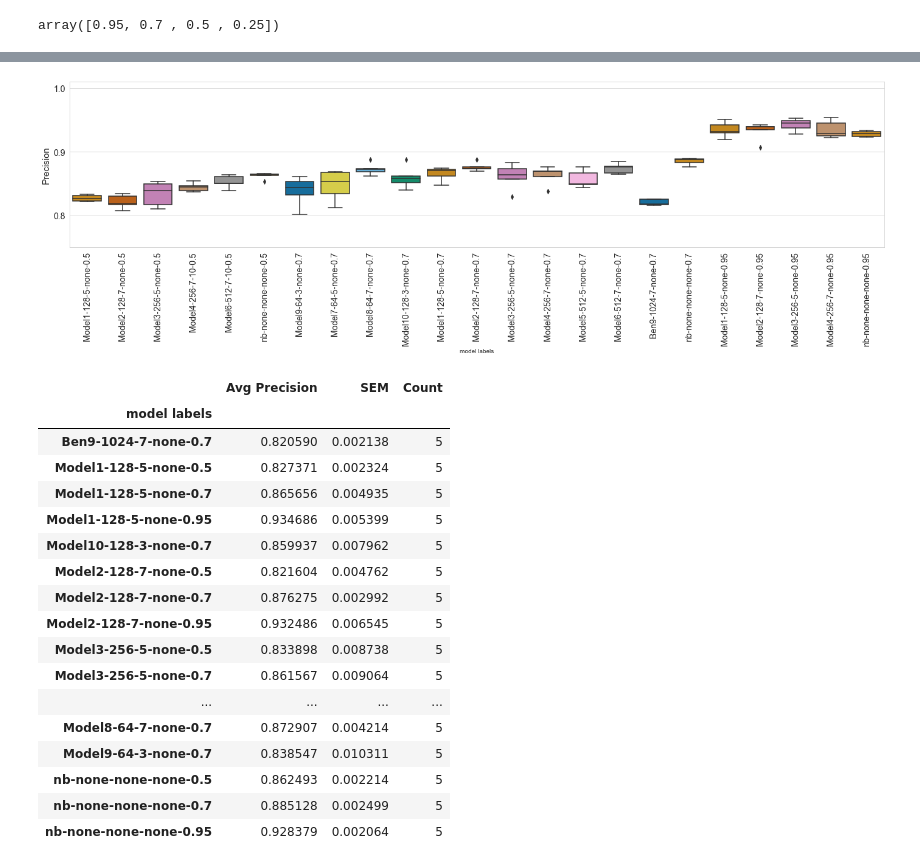
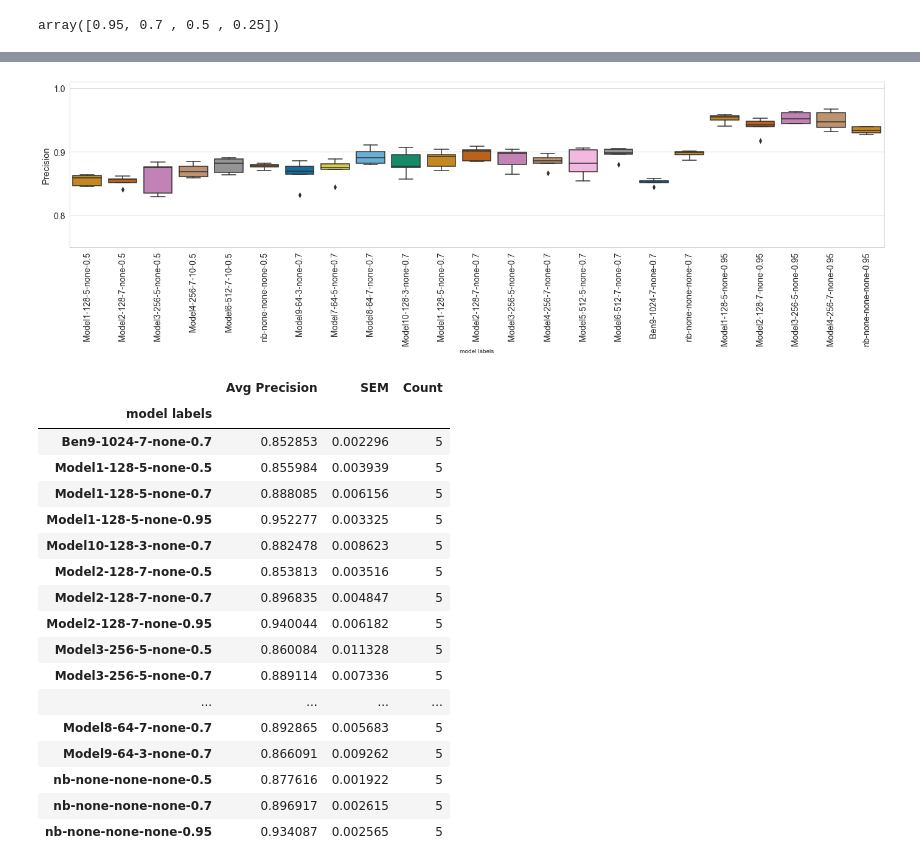
Before and after one commit to BenKaehler/paycheck, a Jupyter notebook: analysis/paycheck-eval-CNN.ipynb, the cells around one changed output, grey strips where cells are left out. Saved outputs shown, nothing was run; the diff lists cells and outputs as text; code cells hidden in the pictures.

Commit message:
abundance weighting for folds, part 1 in CNN

```diff
--- a/analysis/paycheck-eval-CNN.ipynb
+++ b/analysis/paycheck-eval-CNN.ipynb
@@ -557,0 +567,3 @@ Merge successful.
+# %%
+abundance = pd.read_csv(os.path.join(project_dir, sample_types[0], "abundance.tsv"), sep='\t', index_col=0, header=None, squeeze=True, names=["sample", "abundance"]).astype(int, copy=False)
+abundance.head(4)
@@ -557,0 +579,10 @@ Merge successful.
+# %%
+prf_results_clean_with_params_folds_abundance = pd.merge(
+    left=prf_results_clean_with_params_folds, right=abundance, left_on="sample", right_index=True)
+
+if prf_results_clean_with_params_folds_abundance.shape[0] != prf_results_clean_with_params_folds.shape[0]:
+    print("Some samples were lost during merging abundance information into original df.")
+else:
+    print("Merge successful.")
+
+print("Rows without abundance info:", prf_results_clean_with_params_folds_abundance[prf_results_clean_with_params_folds_abundance["abundance"].isnull()].shape[0])
@@ -559,7 +593,7 @@ Merge successful.
 ## Visualise classification accuracy
 Run the cells below to generate plots showing various accuracy metrics of different models at different confidence levels.
 # %%
-level7 = prf_results_clean_with_params_folds[prf_results_clean_with_params_folds['level'] == 7]
+level7 = prf_results_clean_with_params_folds_abundance[prf_results_clean_with_params_folds_abundance['level'] == 7]
 
 # add missing confidence level to some models
 # level7.loc[level7["model name"] == "nb", "confidence"] = 0.7
@@ -616,10 +650,11 @@ params = ["filters", "kernel_size"]
 y_lims = [0.42, 0.91] #[0.42, 0.91]
 y_ticks_major = [0.5, 0.91]
 y_ticks_minor = False
-other_columns = ["level", "model name", "confidence", "fold", "class weights", "model suffix"]
+other_columns = ["level", "model name", "confidence", "fold", "class weights", "model suffix", "abundance"]
 conf_levels = [0.5, 0.7, 0.95]
 palette = "colorblind"
-save_loc = os.path.join(project_dir, sample_types[0], f"fig-{metric}-cnn-allmodels.svg")
+# save_loc = os.path.join(project_dir, sample_types[0], f"fig-{metric}-cnn-allmodels.svg")
+save_loc = None
 
 data_slice = level7_selected_models_weighted[["F-measure", "Precision", "Recall"] + params + other_columns]
 data_slice = data_slice.fillna('none')
@@ -657,37 +692,38 @@ calculate_aggregate_metrics(axis_data, metric, "model labels")
 # %%
 metric = "Precision"
 params = ["filters", "kernel_size"]
 y_ticks_major = [0.8, 1.01]
 y_ticks_minor = False
 y_lims = [0.75, 1.01]
-other_columns = ["level", "model name", "confidence", "fold", "class weights", "model suffix"]
+other_columns = ["level", "model name", "confidence", "fold", "class weights", "model suffix", "abundance"]
 conf_levels = [0.5, 0.7, 0.95]
 palette = "colorblind"
-save_loc = os.path.join(project_dir, sample_types[0], f"fig-{metric}-cnn-allmodels.svg")
+# save_loc = os.path.join(project_dir, sample_types[0], f"fig-{metric}-cnn-allmodels.svg")
+save_loc = None
 
 axis_data = plot_all_boxes(data, metric, params, y_ticks_major, y_ticks_minor, y_lims, palette, save_loc=save_loc)
 
 calculate_aggregate_metrics(axis_data, metric, "model labels")
 # %% [output]
-[figure, old version]
+[figure, new version]
 |  | Avg Precision | SEM | Count |
 | model labels |  |  |  |
-| Ben9-1024-7-none-0.7 | 0.820590 | 0.002138 | 5 |
-| Model1-128-5-none-0.5 | 0.827371 | 0.002324 | 5 |
-| Model1-128-5-none-0.7 | 0.865656 | 0.004935 | 5 |
-| Model1-128-5-none-0.95 | 0.934686 | 0.005399 | 5 |
-| Model10-128-3-none-0.7 | 0.859937 | 0.007962 | 5 |
-| Model2-128-7-none-0.5 | 0.821604 | 0.004762 | 5 |
-| Model2-128-7-none-0.7 | 0.876275 | 0.002992 | 5 |
-| Model2-128-7-none-0.95 | 0.932486 | 0.006545 | 5 |
-| Model3-256-5-none-0.5 | 0.833898 | 0.008738 | 5 |
-| Model3-256-5-none-0.7 | 0.861567 | 0.009064 | 5 |
+| Ben9-1024-7-none-0.7 | 0.852853 | 0.002296 | 5 |
+| Model1-128-5-none-0.5 | 0.855984 | 0.003939 | 5 |
+| Model1-128-5-none-0.7 | 0.888085 | 0.006156 | 5 |
+| Model1-128-5-none-0.95 | 0.952277 | 0.003325 | 5 |
+| Model10-128-3-none-0.7 | 0.882478 | 0.008623 | 5 |
+| Model2-128-7-none-0.5 | 0.853813 | 0.003516 | 5 |
+| Model2-128-7-none-0.7 | 0.896835 | 0.004847 | 5 |
+| Model2-128-7-none-0.95 | 0.940044 | 0.006182 | 5 |
+| Model3-256-5-none-0.5 | 0.860084 | 0.011328 | 5 |
+| Model3-256-5-none-0.7 | 0.889114 | 0.007336 | 5 |
 | ... | ... | ... | ... |
-| Model8-64-7-none-0.7 | 0.872907 | 0.004214 | 5 |
-| Model9-64-3-none-0.7 | 0.838547 | 0.010311 | 5 |
-| nb-none-none-none-0.5 | 0.862493 | 0.002214 | 5 |
-| nb-none-none-none-0.7 | 0.885128 | 0.002499 | 5 |
-| nb-none-none-none-0.95 | 0.928379 | 0.002064 | 5 |
+| Model8-64-7-none-0.7 | 0.892865 | 0.005683 | 5 |
+| Model9-64-3-none-0.7 | 0.866091 | 0.009262 | 5 |
+| nb-none-none-none-0.5 | 0.877616 | 0.001922 | 5 |
+| nb-none-none-none-0.7 | 0.896917 | 0.002615 | 5 |
+| nb-none-none-none-0.95 | 0.934087 | 0.002565 | 5 |
 # %%
 metric = "Recall"
 params = ["filters", "kernel_size"]
```
Also changed, not shown: parts of 11 cells of this notebook.
